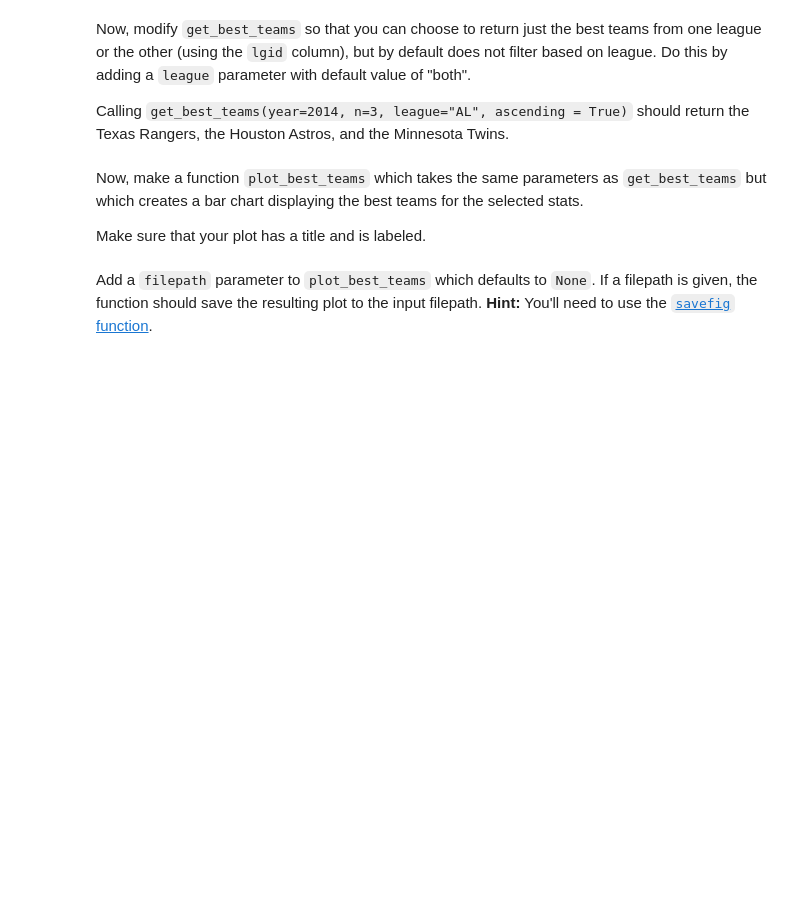
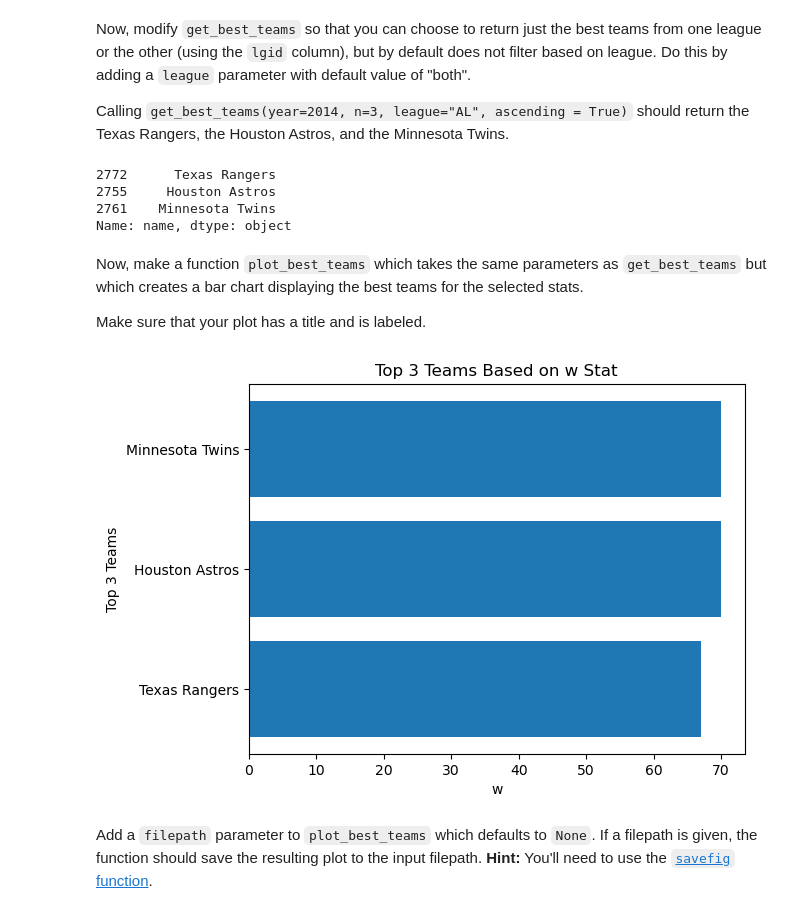
Before and after one commit to NSS-Data-Analytics-Cohort-10/loops-and-functions-elisianguyen, a Jupyter notebook: notebooks/Loops_and_Functions_Practice_DA10.ipynb, the cells around one changed output. Cells and saved outputs as stored; diff of their text form; code cells hidden in the pictures; blank space fills up the shorter version.

```diff
--- a/notebooks/Loops_and_Functions_Practice_DA10.ipynb
+++ b/notebooks/Loops_and_Functions_Practice_DA10.ipynb
@@ -280,12 +238,51 @@ Now, modify `get_best_teams` so that you can choose to return just the best team
 
 Calling `get_best_teams(year=2014, n=3, league="AL", ascending = True)` should return the Texas Rangers, the Houston Astros, and the Minnesota Twins.
 # %%
-# Your Code Here
+def get_best_teams(year, n=5, stat="w", ascending=True, league="both"):
+
+    if league == "both":
+        filter_all = teams[teams["yearid"]==year]
+
+    else:
+        filter_all = teams[(teams["yearid"]==year) & (teams["lgid"]==league)]
+
+    sort = filter_all.sort_values(stat, ascending=ascending).head(n)
+
+    return sort["name"]
+
+#test
+league_al = get_best_teams(year=2014, n=3, league="both", ascending = True)
+
+print(league_al)
+# %% [output]
+2772      Texas Rangers
+2755     Houston Astros
+2761    Minnesota Twins
+Name: name, dtype: object
 # %% [markdown]
 Now, make a function `plot_best_teams` which takes the same parameters as `get_best_teams` but which creates a bar chart displaying the best teams for the selected stats.
 
 Make sure that your plot has a title and is labeled.
 # %%
-# Your Code Here
+def plot_best_teams(year, n=5, stat="w", ascending=False, league="both"):
+
+    if league == "both":
+        filter_all = teams[teams["yearid"]==year]
+
+    else:
+        filter_all = teams[(teams["yearid"]==year) & (teams["lgid"]==league)]
+
+    sort = filter_all.sort_values(stat, ascending=ascending).head(n)
+
+    #return team names and plot
+    plt.barh(sort["name"], sort[stat])
+    plt.title(f"Top {n} Teams Based on {stat} Stat")
+    plt.xlabel(f"{stat}")
+    plt.ylabel(f"Top {n} Teams");
+
+#test
+plot_best_teams(year=2014, n=3, league="AL", ascending = True)
+# %% [output]
+[figure, added]
 # %% [markdown]
 Add a `filepath` parameter to `plot_best_teams` which defaults to `None`. If a filepath is given, the function should save the resulting plot to the input filepath. **Hint:** You'll need to use the [`savefig` function](https://matplotlib.org/stable/api/_as_gen/matplotlib.pyplot.savefig.html).
```
Also changed, not shown: parts of 24 cells of this notebook.
